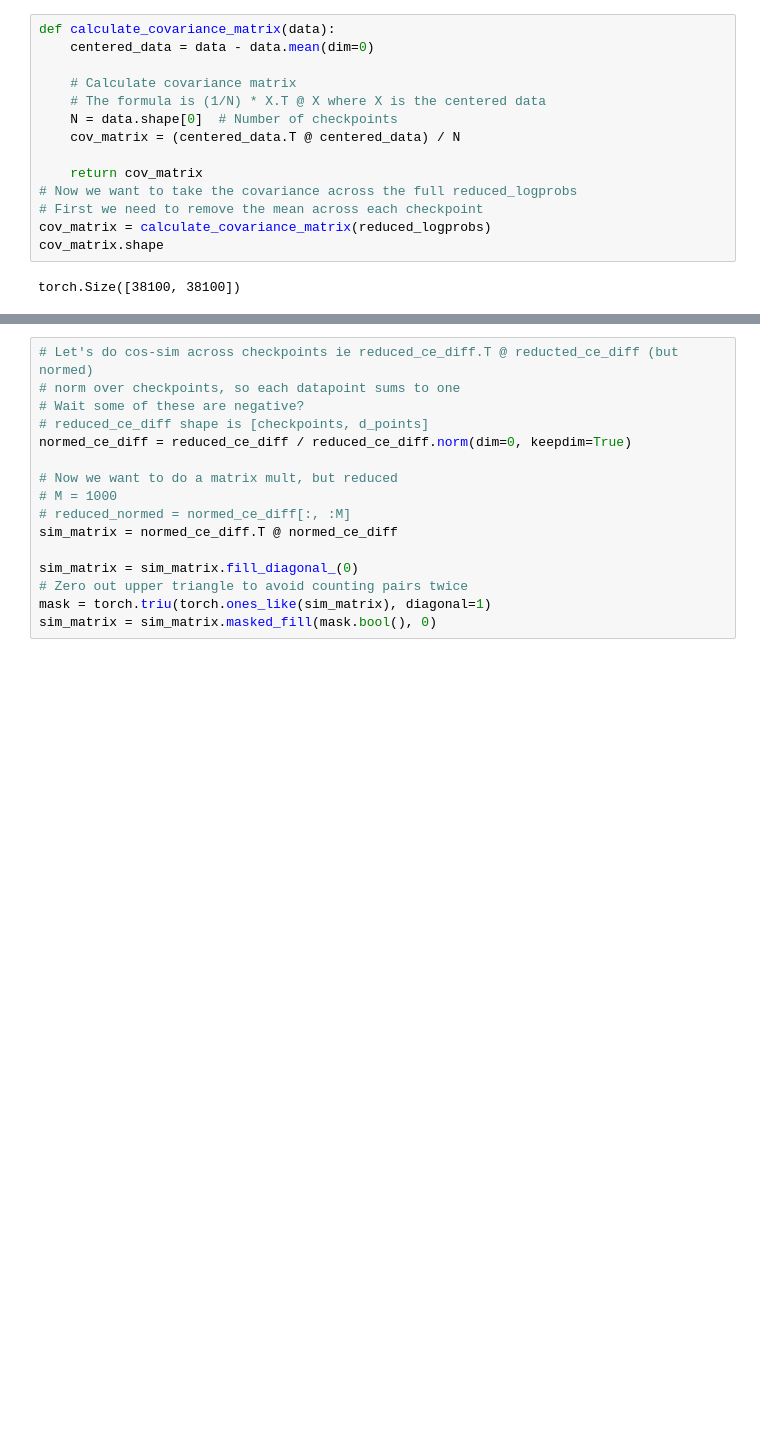
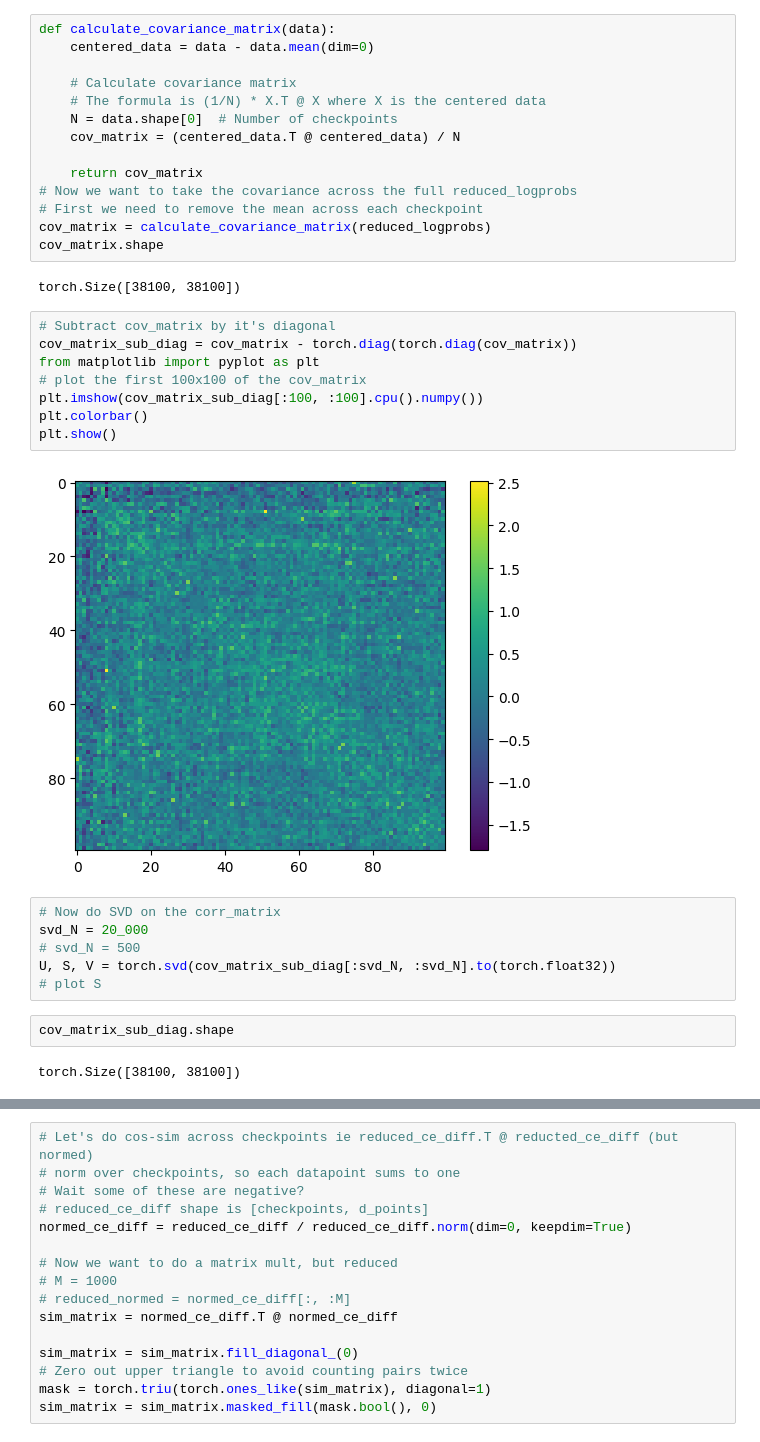
Before and after one commit to loganriggs/renormalization_interp, a Jupyter notebook: datapoint_sim.ipynb, the cells around one changed output, grey strips where cells are left out. Drawn from its saved outputs; the diff is of its cells as text; blank space fills up the shorter version.

Commit message:
subtracting diagonal & token display function

```diff
--- a/datapoint_sim.ipynb
+++ b/datapoint_sim.ipynb
@@ -126,3 +99,23 @@ cov_matrix = calculate_covariance_matrix(reduced_logprobs)
 cov_matrix.shape
 # %% [output]
 torch.Size([38100, 38100])
+# %%
+# Subtract cov_matrix by it's diagonal
+cov_matrix_sub_diag = cov_matrix - torch.diag(torch.diag(cov_matrix))
+from matplotlib import pyplot as plt
+# plot the first 100x100 of the cov_matrix
+plt.imshow(cov_matrix_sub_diag[:100, :100].cpu().numpy())
+plt.colorbar()
+plt.show()
+# %% [output]
+[figure, added]
+# %%
+# Now do SVD on the corr_matrix
+svd_N = 20_000
+# svd_N = 500
+U, S, V = torch.svd(cov_matrix_sub_diag[:svd_N, :svd_N].to(torch.float32))
+# plot S
+# %%
+cov_matrix_sub_diag.shape
+# %% [output]
+torch.Size([38100, 38100])
```
Also changed, not shown: parts of 15 cells of this notebook.
